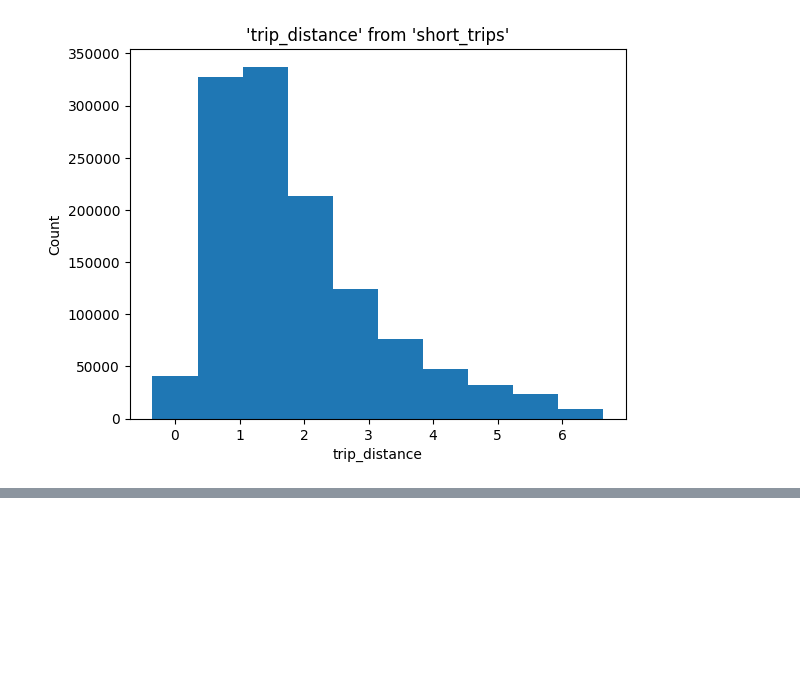
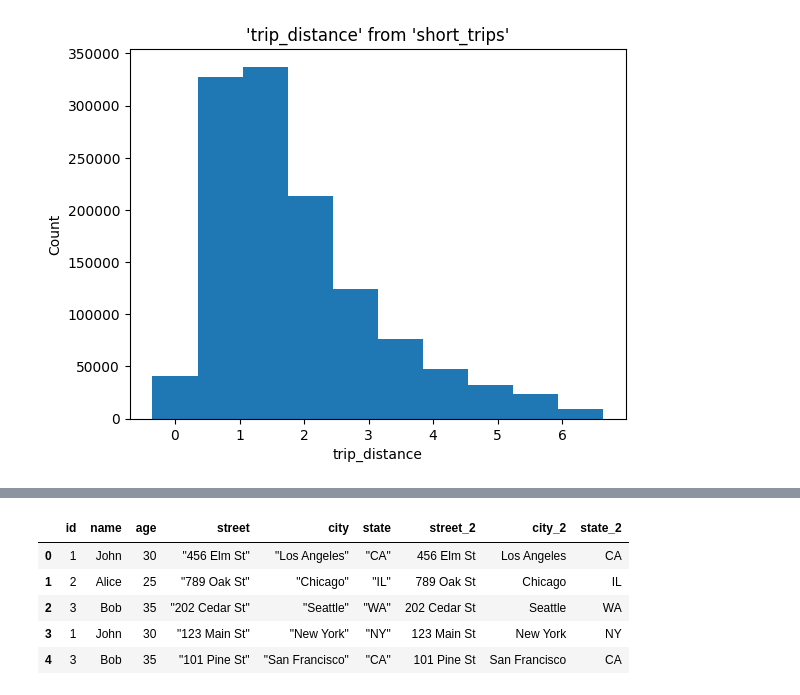
Before and after one commit to dmenezesgabriel/py-hello-duckdb, a Jupyter notebook: notebooks/hello.ipynb, the cells around one changed output, grey strips where cells are left out. Drawn from its saved outputs; the diff is of its cells as text; code cells hidden in the pictures; blank space fills up the shorter version.

Commit message:
Add nested json column unpack

```diff
--- a/notebooks/hello.ipynb
+++ b/notebooks/hello.ipynb
@@ -95,0 +121,23 @@ Generating CTE with stored snippets: 'short_trips'
+# %%
+%%sql
+SELECT
+    id,
+    name,
+    age,
+    json_extract(address.addresses::JSON, '$.street') AS street,
+    json_extract(address.addresses::JSON, '$.city') AS city,
+    json_extract(address.addresses::JSON, '$.state') AS state,
+
+    address.addresses::JSON->>'$.street' AS street,
+    address.addresses::JSON->>'$.city' AS city,
+    address.addresses::JSON->>'$.state' AS state
+
+FROM people,
+    UNNEST(addresses) AS address;
+# %% [output]
+|  | id | name | age | street | city | state | street_2 | city_2 | state_2 |
+| 0 | 1 | John | 30 | "456 Elm St" | "Los Angeles" | "CA" | 456 Elm St | Los Angeles | CA |
+| 1 | 2 | Alice | 25 | "789 Oak St" | "Chicago" | "IL" | 789 Oak St | Chicago | IL |
+| 2 | 3 | Bob | 35 | "202 Cedar St" | "Seattle" | "WA" | 202 Cedar St | Seattle | WA |
+| 3 | 1 | John | 30 | "123 Main St" | "New York" | "NY" | 123 Main St | New York | NY |
+| 4 | 3 | Bob | 35 | "101 Pine St" | "San Francisco" | "CA" | 101 Pine St | San Francisco | CA |
```
Also changed, not shown: parts of 4 cells of this notebook.
